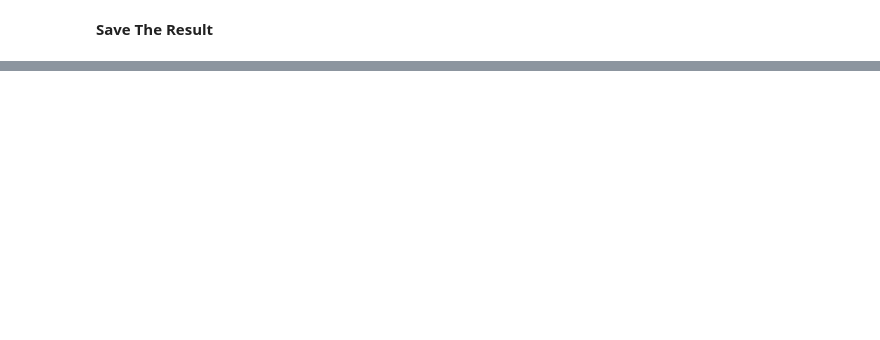
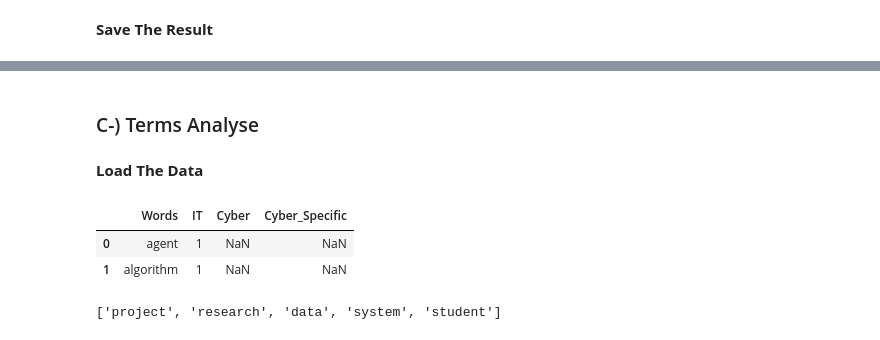
Before and after one commit to msklc/Text-Mining-Approach-to-Analyze-The-Cyber-Security-Related-Articles, a Jupyter notebook: PART-3 Text Mining.ipynb, the cells around one changed output, grey strips where cells are left out. Drawn from its saved outputs; the diff is of its cells as text; code cells hidden in the pictures; blank space fills up the shorter version.

Commit message:
Part-3 starting terms analyse

```diff
--- a/PART-3 Text Mining.ipynb
+++ b/PART-3 Text Mining.ipynb
@@ -528,0 +490,16 @@ df_FreqDist.head(2)
+# %% [markdown]
+### C-) Terms Analyse
+# %% [markdown]
+__Load The Data__
+# %%
+df_term=pd.read_csv('IT_cyber_term.csv', sep=';')
+df_term.head(2)
+# %% [output]
+|  | Words | IT | Cyber | Cyber_Specific |
+| 0 | agent | 1 | NaN | NaN |
+| 1 | algorithm | 1 | NaN | NaN |
+# %%
+most_common_list=list(dict(abstract_freq_dict.most_common(50)))
+most_common_list[:5]
+# %% [output]
+['project', 'research', 'data', 'system', 'student']
```
Also changed, not shown: parts of 9 cells of this notebook, 3 other files.
